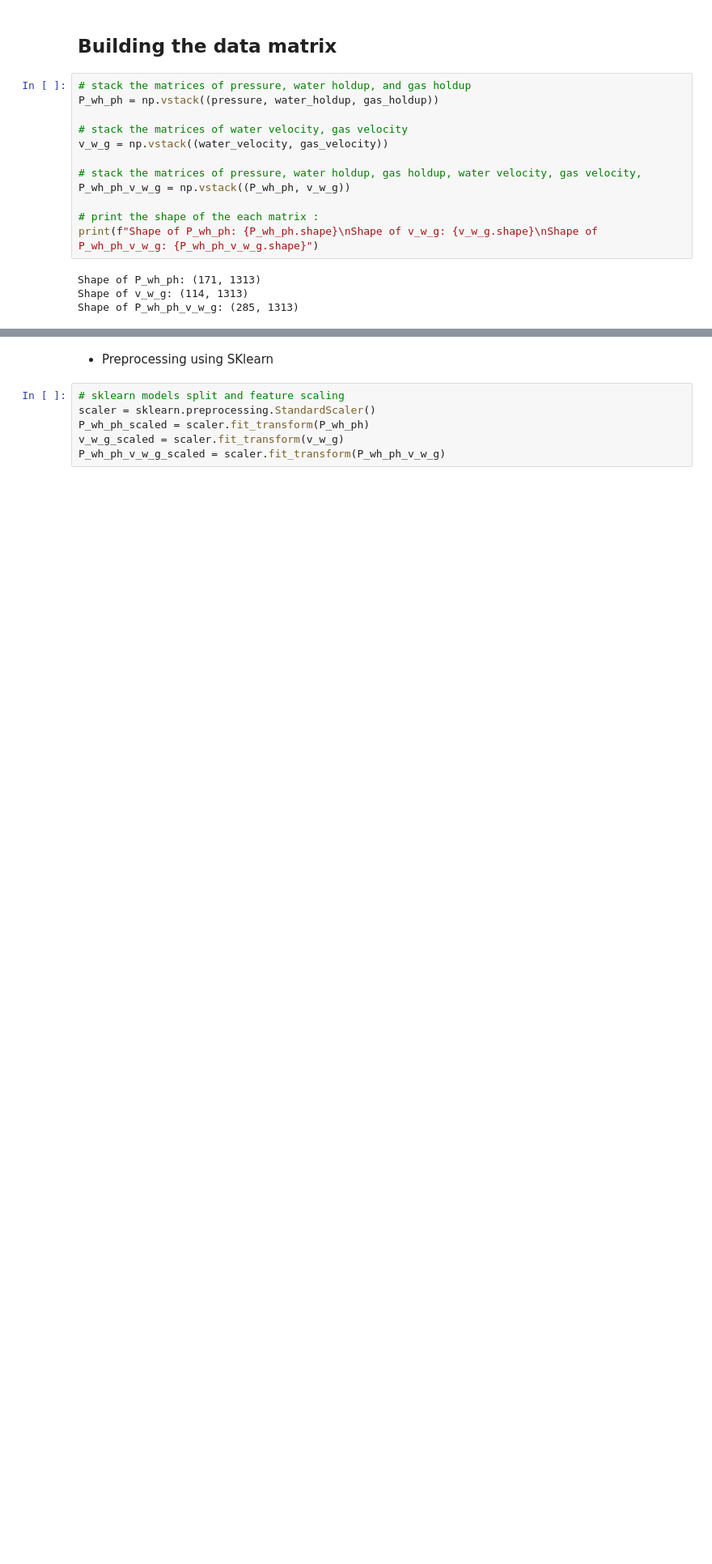
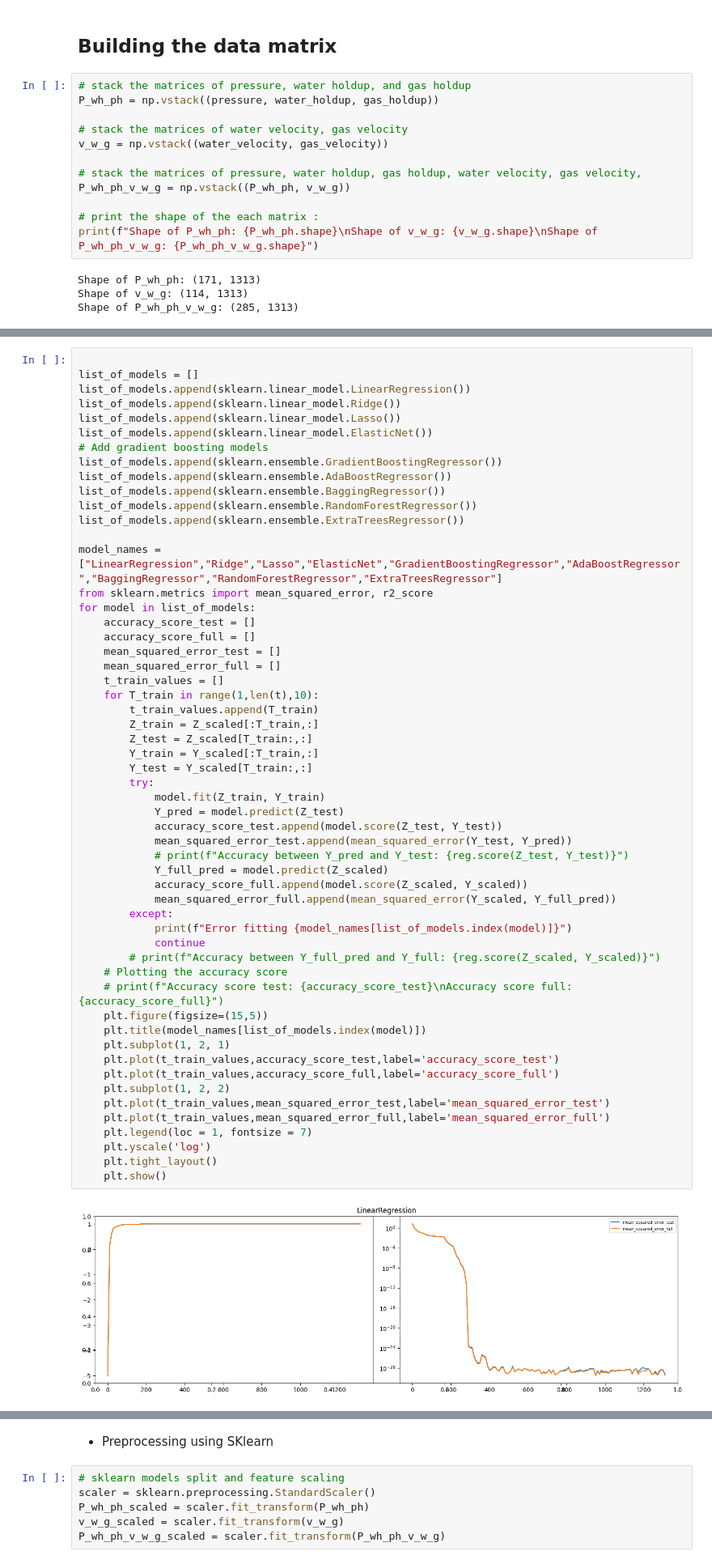
Before and after one commit to arofenitra/data-driven-modelling-fluid-flow, a Jupyter notebook: notebook/ML_modelling.ipynb, the cells around one changed output, grey strips where cells are left out. Shown at 81% size. Saved outputs shown, nothing was run; the diff lists cells and outputs as text; blank space fills up the shorter version.

```diff
--- a/notebook/ML_modelling.ipynb
+++ b/notebook/ML_modelling.ipynb
@@ -136,0 +264,57 @@ Shape of P_wh_ph_v_w_g: (285, 1313)
+# %%
+
+list_of_models = []
+list_of_models.append(sklearn.linear_model.LinearRegression())
+list_of_models.append(sklearn.linear_model.Ridge())
+list_of_models.append(sklearn.linear_model.Lasso())
+list_of_models.append(sklearn.linear_model.ElasticNet())
+# Add gradient boosting models
+list_of_models.append(sklearn.ensemble.GradientBoostingRegressor())
+list_of_models.append(sklearn.ensemble.AdaBoostRegressor())
+list_of_models.append(sklearn.ensemble.BaggingRegressor())
+list_of_models.append(sklearn.ensemble.RandomForestRegressor())
+list_of_models.append(sklearn.ensemble.ExtraTreesRegressor())
+
+model_names = ["LinearRegression","Ridge","Lasso","ElasticNet","GradientBoostingRegressor","AdaBoostRegressor","BaggingRegressor","RandomForestRegressor","ExtraTreesRegressor"]
+from sklearn.metrics import mean_squared_error, r2_score
+for model in list_of_models:
+    accuracy_score_test = []
+    accuracy_score_full = []
+    mean_squared_error_test = []
+    mean_squared_error_full = []
+    t_train_values = []
+    for T_train in range(1,len(t),10):
+        t_train_values.append(T_train)
+        Z_train = Z_scaled[:T_train,:]
+        Z_test = Z_scaled[T_train:,:]
+        Y_train = Y_scaled[:T_train,:]
+        Y_test = Y_scaled[T_train:,:]
+        try:
+            model.fit(Z_train, Y_train)
+            Y_pred = model.predict(Z_test)
+            accuracy_score_test.append(model.score(Z_test, Y_test))
+            mean_squared_error_test.append(mean_squared_error(Y_test, Y_pred))
+            # print(f"Accuracy between Y_pred and Y_test: {reg.score(Z_test, Y_test)}")
+            Y_full_pred = model.predict(Z_scaled)
+            accuracy_score_full.append(model.score(Z_scaled, Y_scaled))
+            mean_squared_error_full.append(mean_squared_error(Y_scaled, Y_full_pred))
+        except:
+            print(f"Error fitting {model_names[list_of_models.index(model)]}")
+            continue
+        # print(f"Accuracy between Y_full_pred and Y_full: {reg.score(Z_scaled, Y_scaled)}")
+    # Plotting the accuracy score
+    # print(f"Accuracy score test: {accuracy_score_test}\nAccuracy score full: {accuracy_score_full}")
+    plt.figure(figsize=(15,5))
+    plt.title(model_names[list_of_models.index(model)])
+    plt.subplot(1, 2, 1)
+    plt.plot(t_train_values,accuracy_score_test,label='accuracy_score_test')
+    plt.plot(t_train_values,accuracy_score_full,label='accuracy_score_full')
+    plt.subplot(1, 2, 2)
+    plt.plot(t_train_values,mean_squared_error_test,label='mean_squared_error_test')
+    plt.plot(t_train_values,mean_squared_error_full,label='mean_squared_error_full')
+    plt.legend(loc = 1, fontsize = 7)
+    plt.yscale('log')
+    plt.tight_layout()
+    plt.show()
+# %% [output]
+[figure, added]
```
Also changed, not shown: parts of 14 cells of this notebook.
